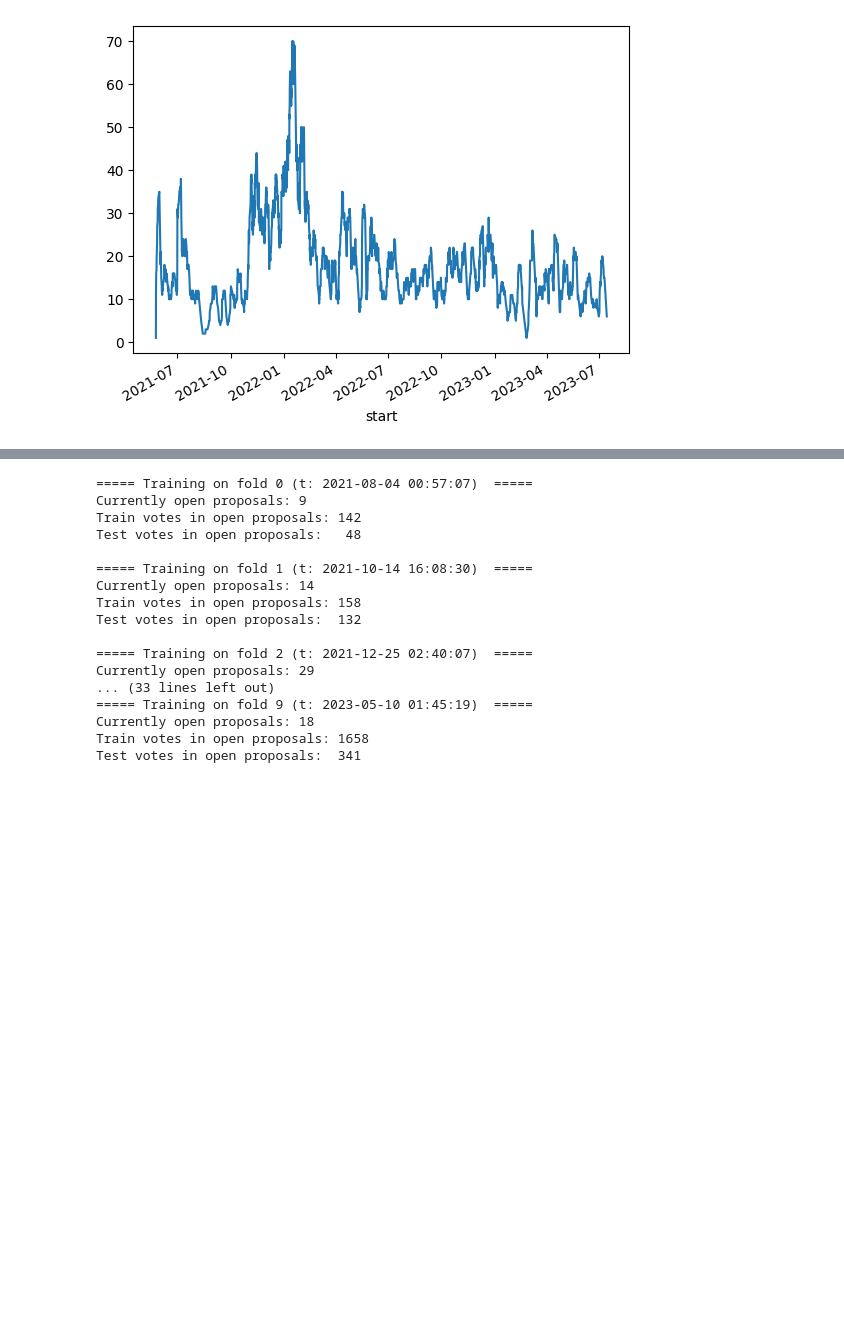
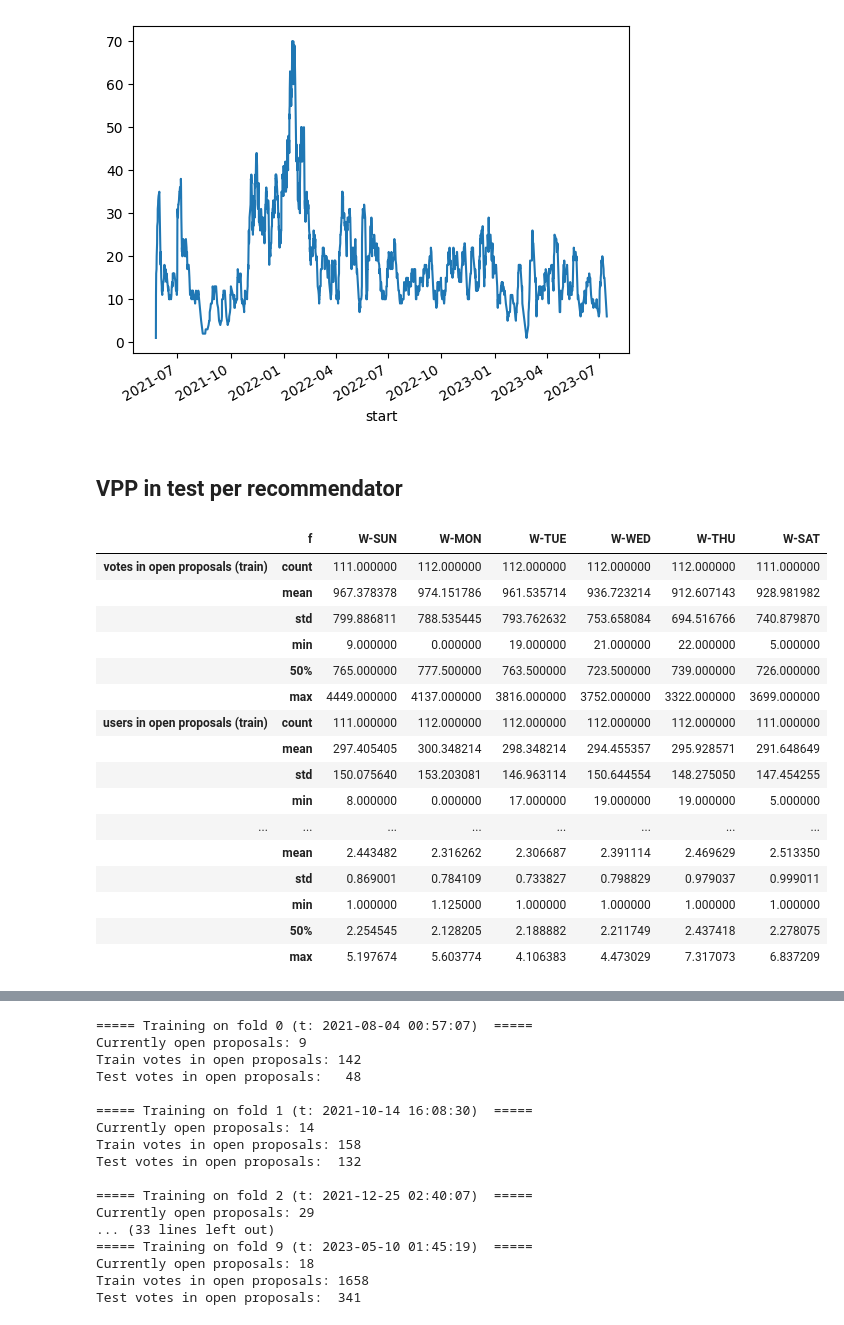
Before and after one commit to daviddavo/upm-tfm-notebooks, a Jupyter notebook: 10_baseline_mp.ipynb, the cells around one changed output, grey strips where cells are left out. Cells and saved outputs as stored; diff of their text form; code cells hidden in the pictures; blank space fills up the shorter version.

```diff
--- a/10_baseline_mp.ipynb
+++ b/10_baseline_mp.ipynb
@@ -128,3 +191,48 @@ dfp.set_index('start').sort_index().rolling('7d')['id'].count().plot()
 # %% [output]
 <Axes: xlabel='start'>
 [figure]
+# %% [markdown]
+## VPP in test per recommendator
+# %%
+freqs = ['W-SUN', 'W-MON', 'W-TUE', 'W-WED', 'W-THU', 'W-SAT']
+freq = freqs[0]
+
+results = []
+for freq in tqdm(freqs, leave=False):
+    for dftrain, dftest, t, openproposals in timeFreqSplitCurrent(to_microsoft(dfv), freq, dfp.reset_index(), return_open=True, remove_not_in_train_col='userID'):
+        dftrain_filter = dftrain[dftrain['itemID'].isin(openproposals)]
+
+        results.append({
+            'f': freq,
+            't': t,
+            # 'proposals in train': dftrain['itemID'].nunique(),
+            # 'votes in train': len(dftrain),
+            'votes in open proposals (train)': len(dftrain_filter),
+            'users in open proposals (train)': dftrain_filter['userID'].nunique(),
+            'open proposals': len(openproposals),
+            'votes in test': len(dftest),
+            'users in test': dftest['userID'].nunique(),
+        })
+
+res = pd.DataFrame(results)
+res['vpp test'] = res['votes in test'] / res['open proposals']
+res['vpu test'] = res['votes in test'] / res['users in test']
+res.groupby('f').describe(percentiles=[]).T[freqs]
+# %% [output]
+|  | f | W-SUN | W-MON | W-TUE | W-WED | W-THU | W-SAT |
+| votes in open proposals (train) | count | 111.000000 | 112.000000 | 112.000000 | 112.000000 | 112.000000 | 111.000000 |
+|  | mean | 967.378378 | 974.151786 | 961.535714 | 936.723214 | 912.607143 | 928.981982 |
+|  | std | 799.886811 | 788.535445 | 793.762632 | 753.658084 | 694.516766 | 740.879870 |
+|  | min | 9.000000 | 0.000000 | 19.000000 | 21.000000 | 22.000000 | 5.000000 |
+|  | 50% | 765.000000 | 777.500000 | 763.500000 | 723.500000 | 739.000000 | 726.000000 |
+|  | max | 4449.000000 | 4137.000000 | 3816.000000 | 3752.000000 | 3322.000000 | 3699.000000 |
+| users in open proposals (train) | count | 111.000000 | 112.000000 | 112.000000 | 112.000000 | 112.000000 | 111.000000 |
+|  | mean | 297.405405 | 300.348214 | 298.348214 | 294.455357 | 295.928571 | 291.648649 |
+|  | std | 150.075640 | 153.203081 | 146.963114 | 150.644554 | 148.275050 | 147.454255 |
+|  | min | 8.000000 | 0.000000 | 17.000000 | 19.000000 | 19.000000 | 5.000000 |
+| ... | ... | ... | ... | ... | ... | ... | ... |
+|  | mean | 2.443482 | 2.316262 | 2.306687 | 2.391114 | 2.469629 | 2.513350 |
+|  | std | 0.869001 | 0.784109 | 0.733827 | 0.798829 | 0.979037 | 0.999011 |
+|  | min | 1.000000 | 1.125000 | 1.000000 | 1.000000 | 1.000000 | 1.000000 |
+|  | 50% | 2.254545 | 2.128205 | 2.188882 | 2.211749 | 2.437418 | 2.278075 |
+|  | max | 5.197674 | 5.603774 | 4.106383 | 4.473029 | 7.317073 | 6.837209 |
```
Also changed, not shown: parts of 24 cells of this notebook, 12 other files.
